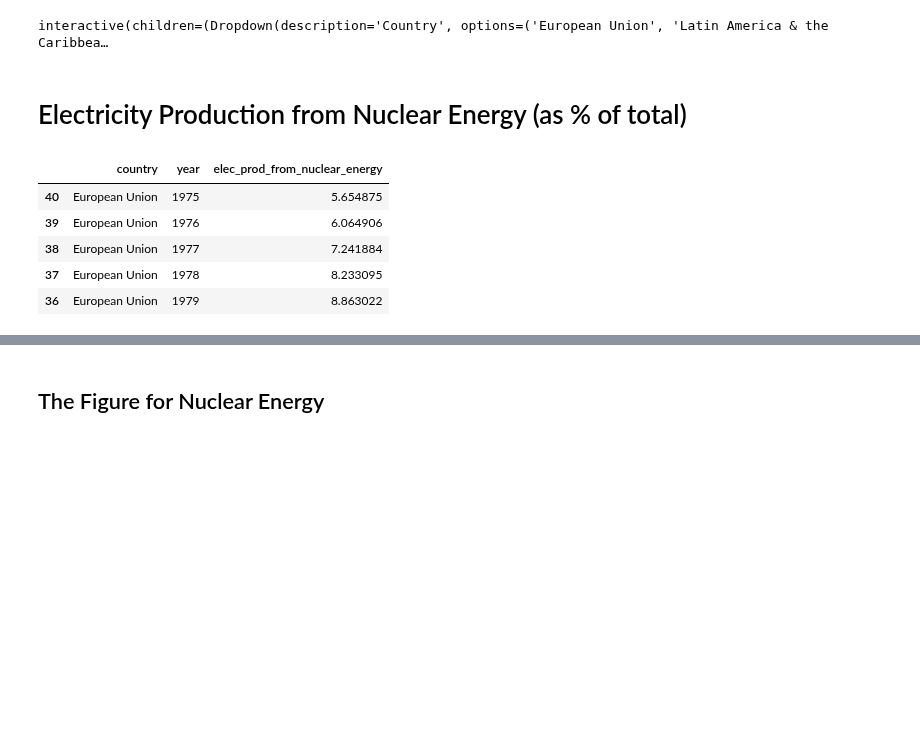
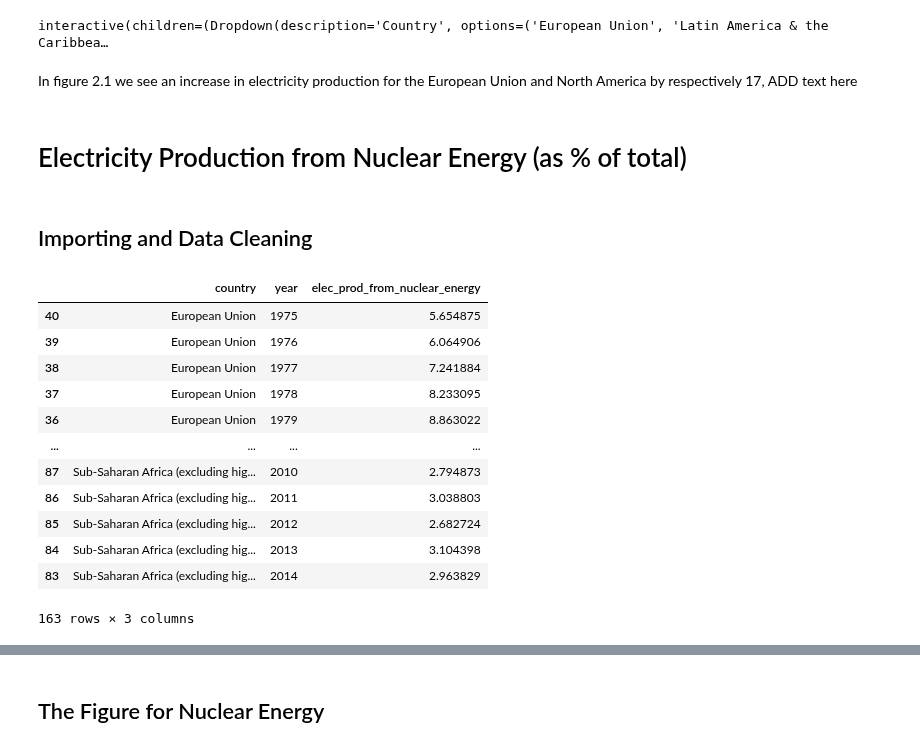
Before and after one commit to ghz106/Data-project, a Jupyter notebook: Data project.ipynb, the cells around one changed output, grey strips where cells are left out. Saved outputs shown, nothing was run; the diff lists cells and outputs as text; code cells hidden in the pictures; blank space fills up the shorter version.

```diff
--- a/Data project.ipynb
+++ b/Data project.ipynb
@@ -44,24 +73,33 @@ widgets.interact(plot_wb,
 );
 # %% [output]
 interactive(children=(Dropdown(description='Country', options=('European Union', 'Latin America & the Caribbea…
+# %% [markdown]
+In figure 2.1 we see an increase in electricity production for the European Union and North America by respectively 17, ADD text here
 # %% [markdown]
 # Electricity Production from Nuclear Energy (as % of total)
+# %% [markdown]
+## Importing and Data Cleaning
 # %%
 #this time the code is for electricity production from nuclear energy
 from pandas_datareader import wb
 wb_nucl = wb.download(indicator='EG.ELC.NUCL.ZS', country=['EUU', 'NAC', 'SSA', 'TLA'], start=1975, end=2015)
 wb_nucl = wb_nucl.rename(columns = {'EG.ELC.NUCL.ZS':'elec_prod_from_nuclear_energy'})
 wb_nucl = wb_nucl.reset_index()
 wb_nucl.year = wb_nucl.year.astype(int)
 wb_nucl.country = wb_nucl.country.astype('string')
 wb_nucl = wb_nucl.sort_values(['country','year'])
 wb_nucl.dropna()
-
-wb_nucl.head(5)
 # %% [output]
 |  | country | year | elec_prod_from_nuclear_energy |
 | 40 | European Union | 1975 | 5.654875 |
 | 39 | European Union | 1976 | 6.064906 |
 | 38 | European Union | 1977 | 7.241884 |
 | 37 | European Union | 1978 | 8.233095 |
 | 36 | European Union | 1979 | 8.863022 |
+| ... | ... | ... | ... |
+| 87 | Sub-Saharan Africa (excluding hig... | 2010 | 2.794873 |
+| 86 | Sub-Saharan Africa (excluding hig... | 2011 | 3.038803 |
+| 85 | Sub-Saharan Africa (excluding hig... | 2012 | 2.682724 |
+| 84 | Sub-Saharan Africa (excluding hig... | 2013 | 3.104398 |
+| 83 | Sub-Saharan Africa (excluding hig... | 2014 | 2.963829 |
+163 rows × 3 columns
```
Also changed, not shown: parts of 38 cells of this notebook.
